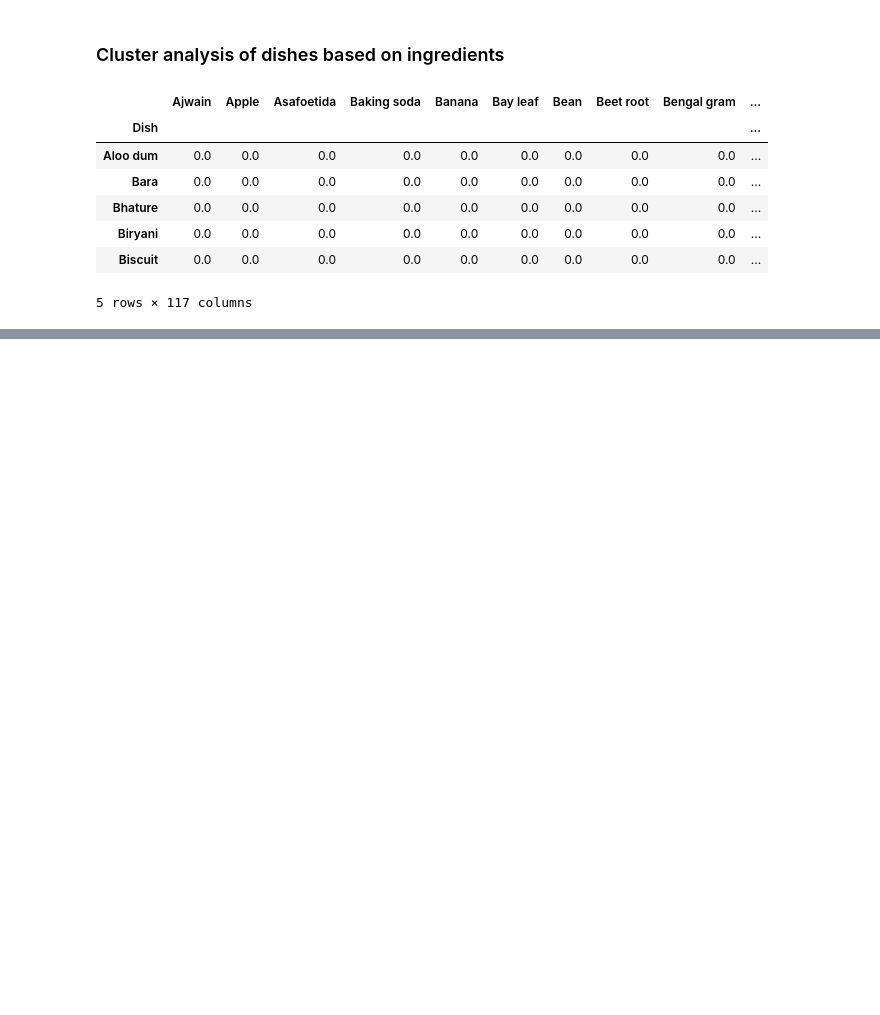
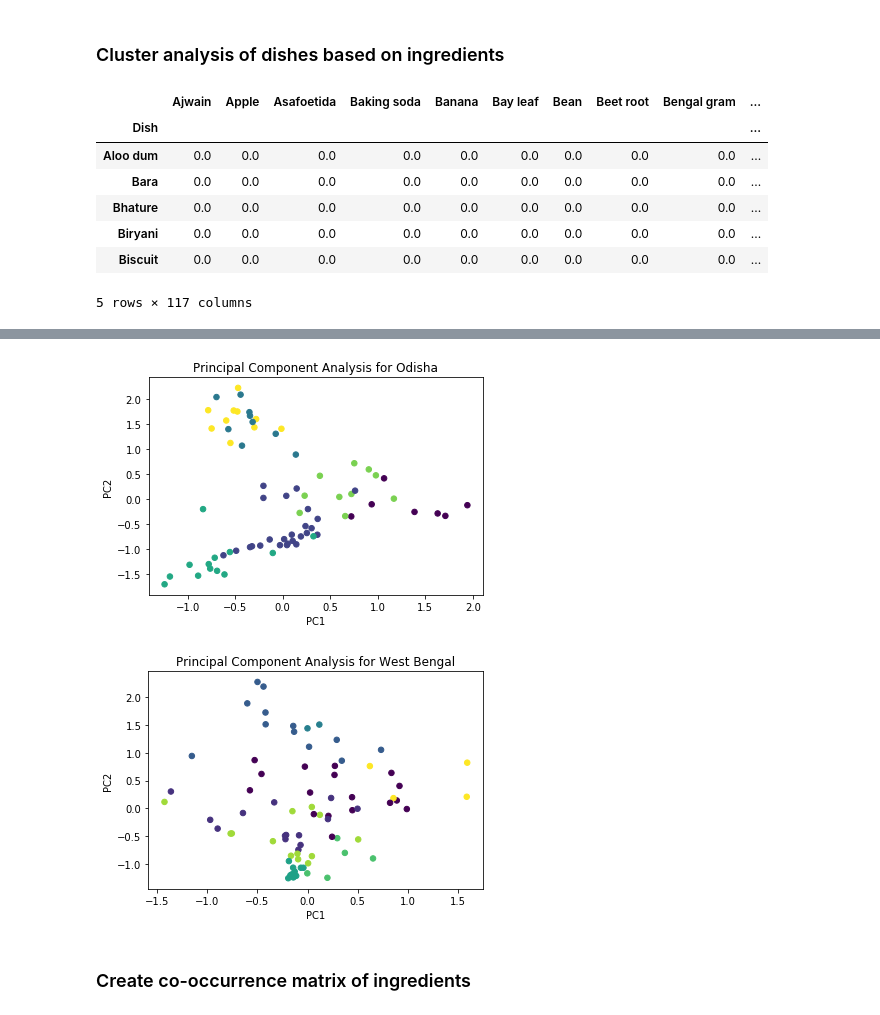
Before and after one commit to rochiecuevas/FoodChoice, a Jupyter notebook: Expert_Elicitation.ipynb, the cells around one changed output, grey strips where cells are left out. Cells and saved outputs as stored; diff of their text form; code cells hidden in the pictures; blank space fills up the shorter version.

Commit message:
added PCA and co-occurrence matrix of ingredients

```diff
--- a/Expert_Elicitation.ipynb
+++ b/Expert_Elicitation.ipynb
@@ -609,12 +610,17 @@ for x in range(0, len(cluster_assignments)):
 # %%
 # Determine the optimal number of clusters per state: Odisha [0]; West Bengal [1]
 n_clusters = [6,8]
+centroids = []
 
 # Use the optimal number of clusters to assign clusters to the dishes (based on ingredients)
 for x in range(0, len(n_clusters)):
     km = KModes(n_clusters = n_clusters[x], init='Huang', n_init=10, verbose=0, random_state = 10)
     clusters = km.fit_predict(dfs_ing2[x])
     centers = km.cluster_centroids_
+    centroids.append(centers)
 
     # Add the cluster assignments to the appropriate dataframe
     dfs_ing2[x]["Clusters"] = clusters
+
+# Preview dataframe
+dfs_ing2[1].head()
@@ -631,0 +711,20 @@ dfs_ing2[1].head()
+# %%
+# Create a list of lists of ingredients for Odisha [0] and West Bengal [1]
+ingredients_list = [list(df.columns) for df in dfs_ing2]
+
+for x in range(0, len(ingredients_list)):
+    print(f"State: {states[x]}")
+    print("------------------")
+
+    for h in range(0, len(modes_state[x])):
+        ingredients = [z for i, z in enumerate(ingredients_list[x]) if i in modes_state[x][h]]
+        print(f"Cluster No.: {h}")
+        dish_no = [i for i,w in enumerate(dfs_ing2[x]["Clusters"]) if w == h]
+        dish = [d for i,d in enumerate(list(dfs_ing2[x].index)) if i in dish_no]
+        print("Dishes:")
+        print(*dish, sep = ', ')
+        print("")
+        print("Ingredients:")
+        print(*ingredients, sep = ', ')
+        print("")
+    print("")
@@ -631,0 +749,20 @@ dfs_ing2[1].head()
+# %%
+# Number of columns for each dataframe
+no_columns = [df.shape[1] - 1 for df in dfs_ing2]
+
+# Use Principal Component Analysis in visualising the data in 2D
+pca = PCA(2)
+
+for x in range(0, len(no_columns)):
+    plot_columns = pca.fit_transform(dfs_ing2[x].iloc[:,0: no_columns[x] - 1])
+    plt.scatter(x = plot_columns[:,1], y = plot_columns[:,0],
+                c = dfs_ing2[x]["Clusters"], s = 30)
+    plt.xlabel("PC1")
+    plt.ylabel("PC2")
+    plt.title(f"Principal Component Analysis for {states[x]}")
+    plt.show()
+# %% [output]
+[figure, added]
+[figure, added]
+# %% [markdown]
+### Create co-occurrence matrix of ingredients
```
Also changed, not shown: parts of 13 cells of this notebook.
